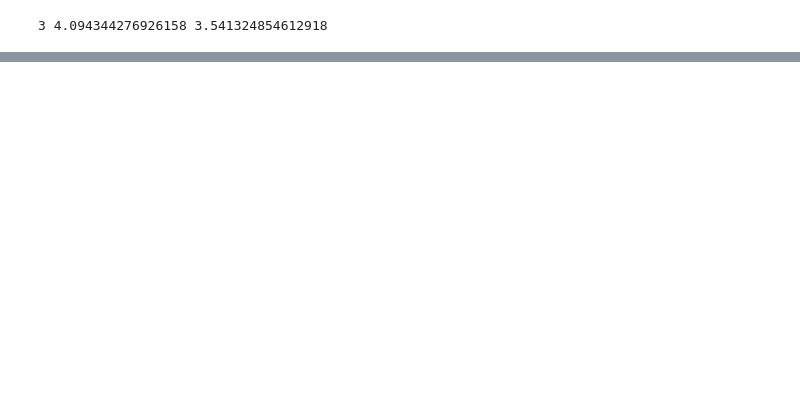
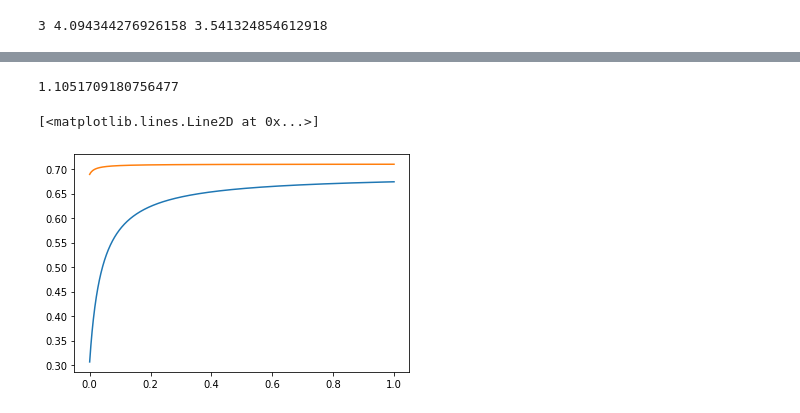
Before and after one commit to SchardtS/Cell-Differentiation, a Jupyter notebook: Testing Ground.ipynb, the cells around one changed output, grey strips where cells are left out. Cells and saved outputs as stored; diff of their text form; code cells hidden in the pictures; blank space fills up the shorter version.

```diff
--- a/Testing Ground.ipynb
+++ b/Testing Ground.ipynb
@@ -45,0 +57,27 @@ print(eta_n/eta_g*(1+eta_a*eta_na*min(a)), eta_n/eta_g*(1+eta_a*eta_na*max(a)))
+# %%
+import numpy as np
+import matplotlib.pyplot as plt
+
+eta_a = np.exp(4)
+eta_b = np.exp(3)
+eta_c = np.exp(2)
+eta = np.exp(0.1)
+
+b = 0.2
+c = 0.3
+a = np.linspace(0,1,1000)
+
+eta2 = eta#1/(eta_a*a)*((1+eta_a*a)**2/(1+eta_b*b + eta_a*a) - 1)  #np.exp(-3)
+print(eta2)
+
+p_C1 = eta_c*c*(1+eta_a*a)/(1 + eta_c*c*(1+eta_a*a) + eta_b*b + eta_a*a)
+p_C2 = eta_c*c*(1+eta_a*eta2*a)/(1 + eta_c*c*(1+eta_a*eta2*a) + eta_a*a)
+#p_C3 = eta_c*c/(1 + eta_c*c)
+
+plt.plot(a, p_C1)
+plt.plot(a, p_C2)
+#plt.plot(c, p_C3, 'k--')
+# %% [output]
+1.1051709180756477
+[<matplotlib.lines.Line2D at 0x...>]
+[figure, added]
```
Also changed, not shown: parts of 2 cells of this notebook, 1 other file.
